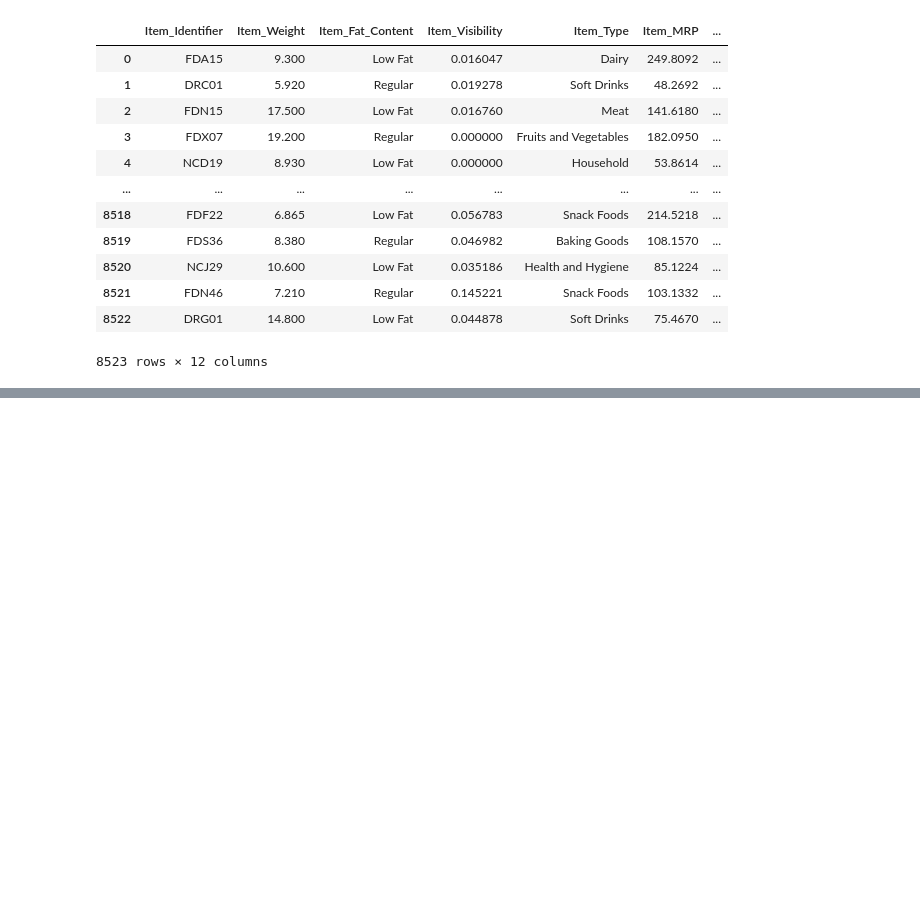
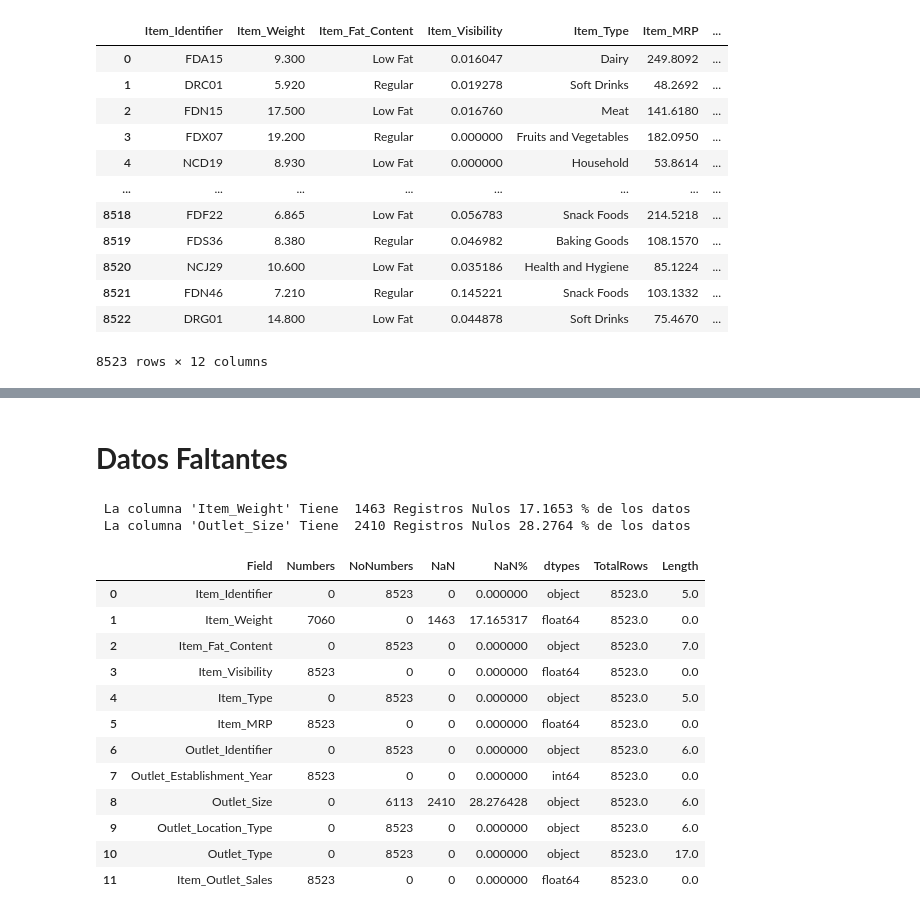
Before and after one commit to aabarzu/sales-predictions, a Jupyter notebook: salesPredictions.ipynb, the cells around one changed output, grey strips where cells are left out. Saved outputs shown, nothing was run; the diff lists cells and outputs as text; code cells hidden in the pictures; blank space fills up the shorter version.

```diff
--- a/salesPredictions.ipynb
+++ b/salesPredictions.ipynb
@@ -30,0 +77,78 @@ Mounted at /content/drive
+# %% [markdown]
+# **Datos Faltantes**
+# %%
+
+Total_Datos= df.shape[0]
+
+for columna in df.columns:
+
+  data_None= df[columna].isna()
+
+  if data_None.sum() >0:
+    print(f" La columna '{columna}' Tiene  {data_None.sum()} Registros Nulos { round( data_None.sum()/ Total_Datos * 100.0 , 4)} % de los datos")
+# %% [output]
+ La columna 'Item_Weight' Tiene  1463 Registros Nulos 17.1653 % de los datos
+ La columna 'Outlet_Size' Tiene  2410 Registros Nulos 28.2764 % de los datos
+# %%
+def Analisifield(df,column):
+
+  data = pd.DataFrame([{ 'Field':'','Numbers':0, 'NoNumbers':0 ,'NaN':0, 'NaN%':0,'TotalRows':0 ,'dtypes':'','Length':0 }])
+
+  data['Field']      = column
+
+  try:
+    df[column].count()
+  except:
+    return data
+
+  data['dtypes'] = df[column].dtypes
+  try:
+
+    if df[column].dtypes == object:
+
+      filtro = df[column].str.isnumeric()
+
+      data['Numbers']    = df[filtro==True][column].count()
+      data['NoNumbers'] = df[filtro==False][column].count()
+      data['Length'] = df[column].str.len()
+    else:
+      data['Numbers']    = df[column].count()
+
+  except:
+
+    data['NoNumbers'] = df[column].count()
+
+  try:
+    data['NaN']  =  df[column].isna().sum()
+    data['NaN%'] =  df[column].isna().sum()/df.shape[0]*100
+  except:
+    data['NaN'] = 0
+
+  data['TotalRows'] = data['Numbers'] + data['NoNumbers'] + data['NaN']
+
+  return data
+
+data = pd.DataFrame(columns=['Field','Numbers','NoNumbers','NaN','NaN%','dtypes'])
+
+for column in df.columns:
+
+  data =pd.concat([data,Analisifield(df,column)])
+
+
+data.reset_index(inplace =True,drop=True)
+
+data
+# %% [output]
+|  | Field | Numbers | NoNumbers | NaN | NaN% | dtypes | TotalRows | Length |
+| 0 | Item_Identifier | 0 | 8523 | 0 | 0.000000 | object | 8523.0 | 5.0 |
+| 1 | Item_Weight | 7060 | 0 | 1463 | 17.165317 | float64 | 8523.0 | 0.0 |
+| 2 | Item_Fat_Content | 0 | 8523 | 0 | 0.000000 | object | 8523.0 | 7.0 |
+| 3 | Item_Visibility | 8523 | 0 | 0 | 0.000000 | float64 | 8523.0 | 0.0 |
+| 4 | Item_Type | 0 | 8523 | 0 | 0.000000 | object | 8523.0 | 5.0 |
+| 5 | Item_MRP | 8523 | 0 | 0 | 0.000000 | float64 | 8523.0 | 0.0 |
+| 6 | Outlet_Identifier | 0 | 8523 | 0 | 0.000000 | object | 8523.0 | 6.0 |
+| 7 | Outlet_Establishment_Year | 8523 | 0 | 0 | 0.000000 | int64 | 8523.0 | 0.0 |
+| 8 | Outlet_Size | 0 | 6113 | 2410 | 28.276428 | object | 8523.0 | 6.0 |
+| 9 | Outlet_Location_Type | 0 | 8523 | 0 | 0.000000 | object | 8523.0 | 6.0 |
+| 10 | Outlet_Type | 0 | 8523 | 0 | 0.000000 | object | 8523.0 | 17.0 |
+| 11 | Item_Outlet_Sales | 8523 | 0 | 0 | 0.000000 | float64 | 8523.0 | 0.0 |
```
Also changed, not shown: parts of 39 cells of this notebook.
